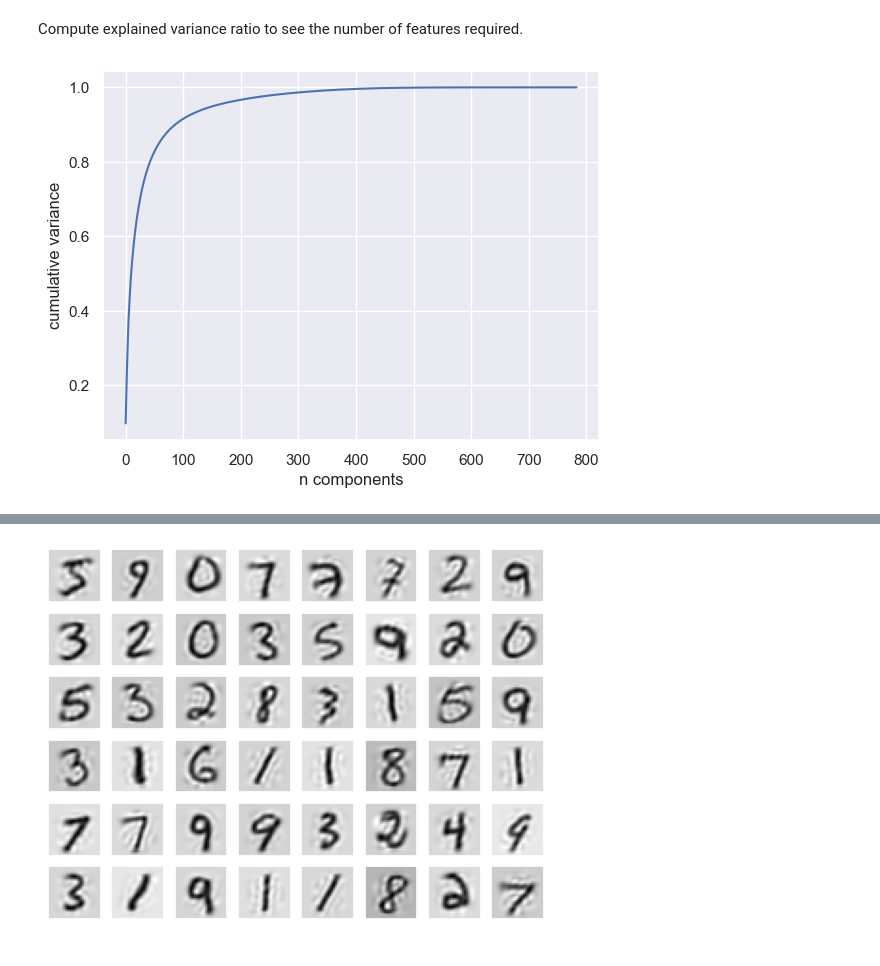
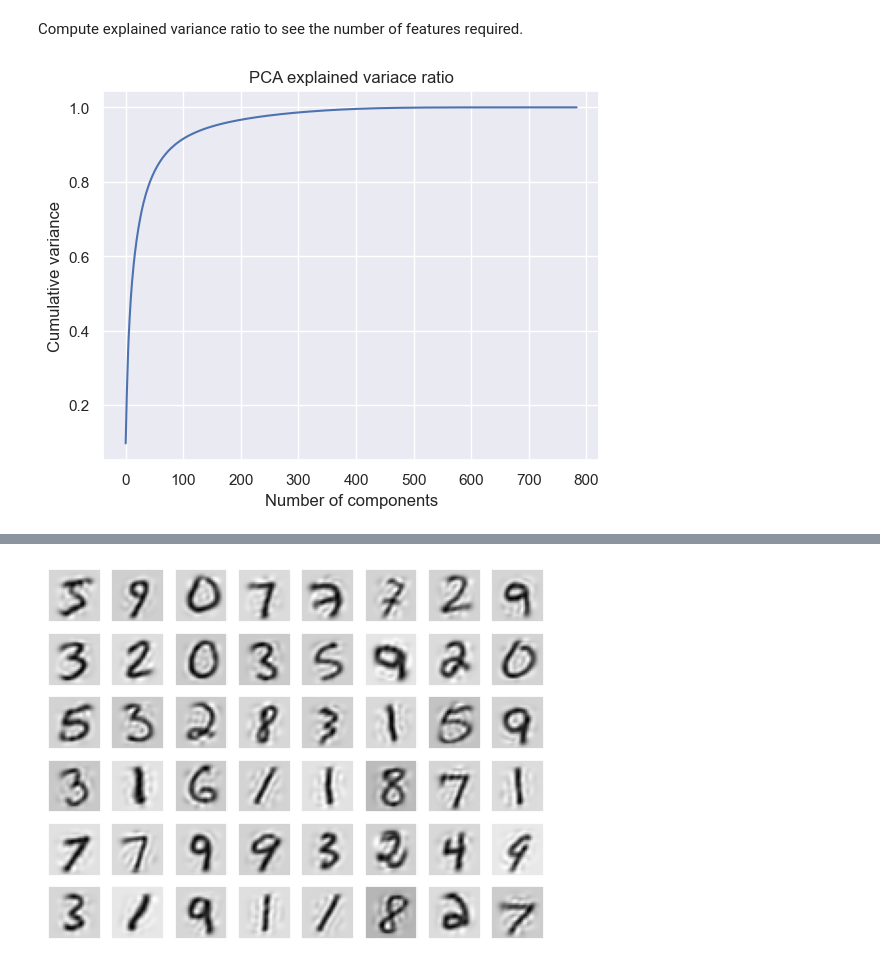
Before and after one commit to MoseGuerini/Quantum-Autoencoder, a Jupyter notebook: Code.ipynb, the cells around one changed output, grey strips where cells are left out. Saved outputs shown, nothing was run; the diff lists cells and outputs as text; code cells hidden in the pictures.

```diff
--- a/Code.ipynb
+++ b/Code.ipynb
@@ -168,14 +170,15 @@ Compute explained variance ratio to see the number of features required.
 # %%
 from sklearn.decomposition import PCA
 
 pca = PCA().fit(data)
 
 plt.plot(np.cumsum(pca.explained_variance_ratio_))
-plt.xlabel('n components')
-plt.ylabel('cumulative variance')
+plt.xlabel('Number of components')
+plt.ylabel('Cumulative variance')
+plt.title('PCA explained variace ratio')
 plt.grid(True)
 # %% [output]
-[figure, old version]
+[figure, new version]
 # %%
 num_components = 64
 
```
Also changed, not shown: parts of 4 cells of this notebook.
